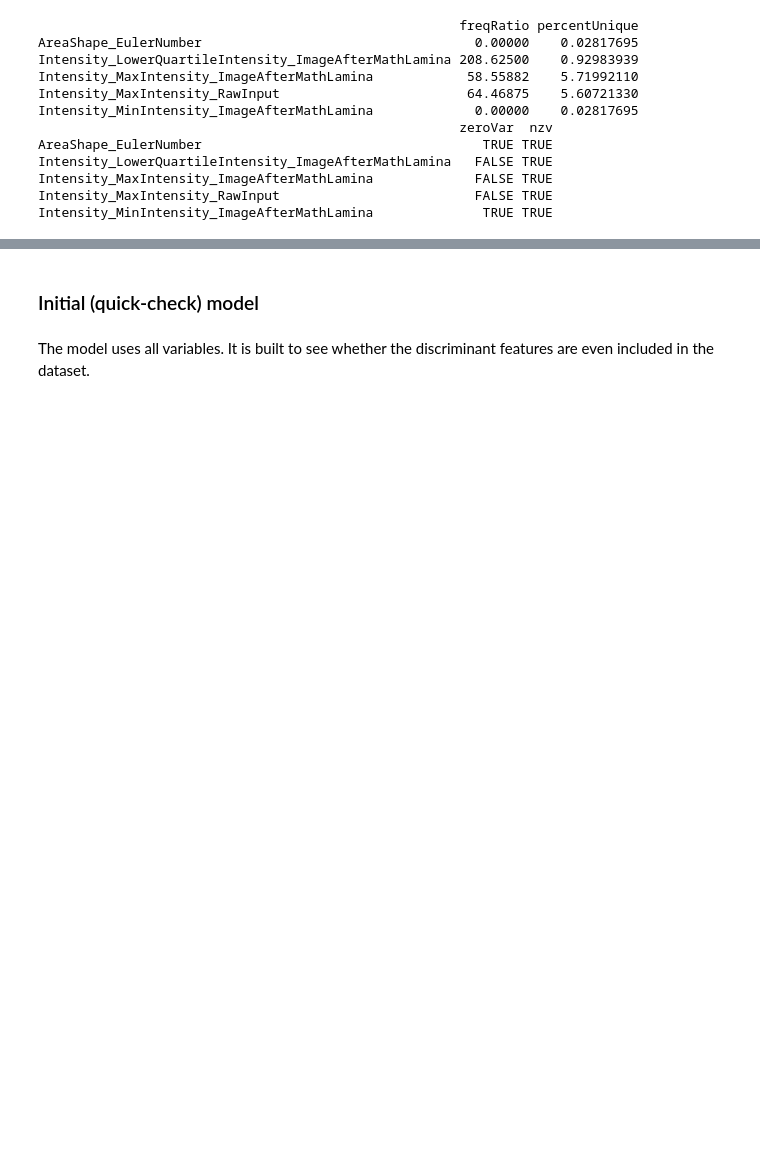
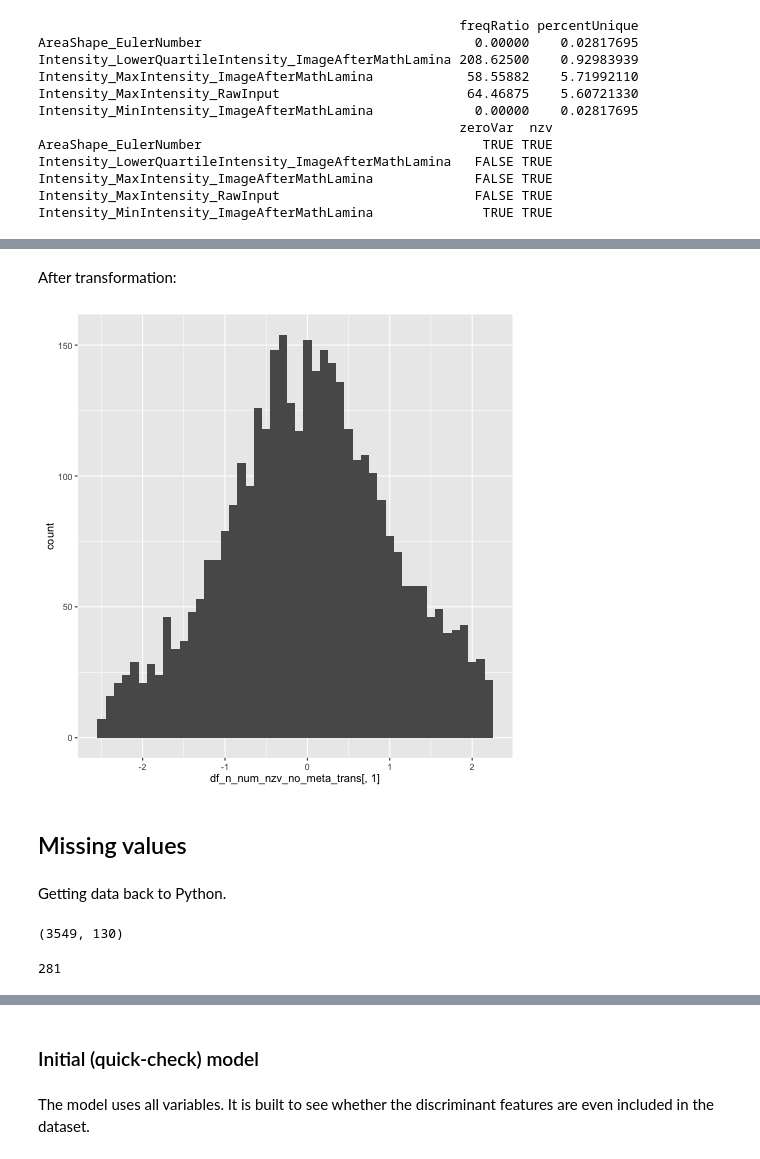
Before and after one commit to emmaggie/HumanNucleiLamin, a Jupyter notebook: Code/Human_Nuclei.ipynb, the cells around one changed output, grey strips where cells are left out. Drawn from its saved outputs; the diff is of its cells as text; code cells hidden in the pictures; blank space fills up the shorter version.

```diff
--- a/Code/Human_Nuclei.ipynb
+++ b/Code/Human_Nuclei.ipynb
@@ -1316,0 +1327,10 @@ Error in if (min(corr) < -1 - .Machine$double.eps || max(corr) > 1 + .Machine$do
+# %%
+%%R
+trans_n = preProcess(df_n_num_nzv_no_meta, method=c('BoxCox','center','scale'))
+#trans_sn = preProcess(df_sn_num, method=c('BoxCox','center','scale'))
+#trans_sp = preProcess(df_sp_num, method=c('BoxCox','center','scale'))
+# %%
+%%R
+df_n_num_nzv_no_meta_trans = predict(trans_n, df_n_num_nzv_no_meta)
+#df_sn_num_trans = predict(trans_sn, df_sn_num)
+#df_sp_num_trans = predict(trans_sp, df_sp_num)
@@ -1316,0 +1345,15 @@ Error in if (min(corr) < -1 - .Machine$double.eps || max(corr) > 1 + .Machine$do
+# %% [markdown]
+After transformation:
+# %%
+%%R
+class(df_n_num_nzv_no_meta_trans)
+p = ggplot()
+p+geom_histogram(aes(df_n_num_nzv_no_meta_trans[,1]), binwidth=0.1)
+
+#hist(df_n_num_nzv_no_meta_trans[,1])
+# %% [output]
+[figure, added]
+# %% [markdown]
+## Missing values
+# %% [markdown]
+Getting data back to Python.
@@ -1316,0 +1362,8 @@ Error in if (min(corr) < -1 - .Machine$double.eps || max(corr) > 1 + .Machine$do
+# %%
+df_n_num_nzv_no_meta_trans.shape
+# %% [output]
+(3549, 130)
+# %%
+np.sum(np.sum(df_n_num_nzv_no_meta_trans.isnull()==True))
+# %% [output]
+281
```
Also changed, not shown: parts of 203 cells of this notebook.
